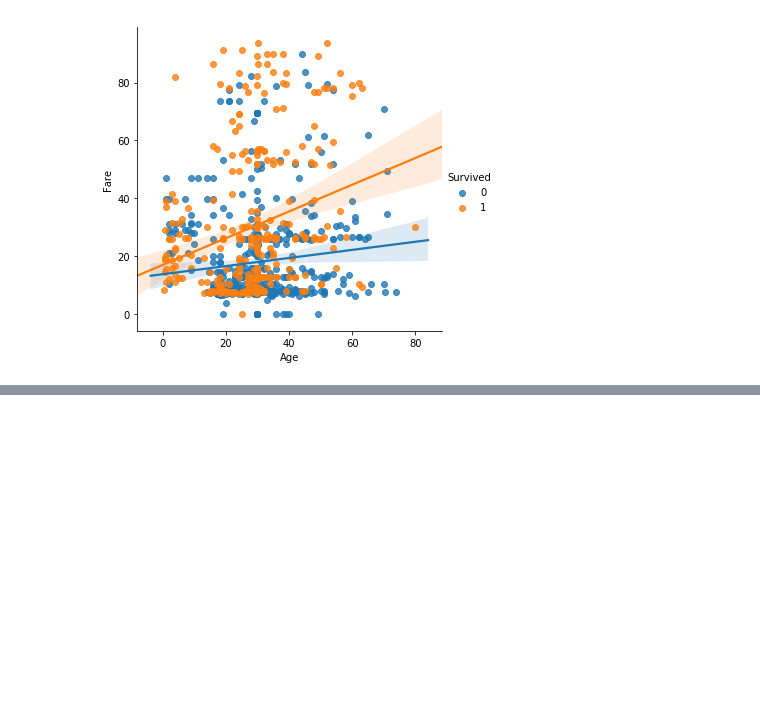
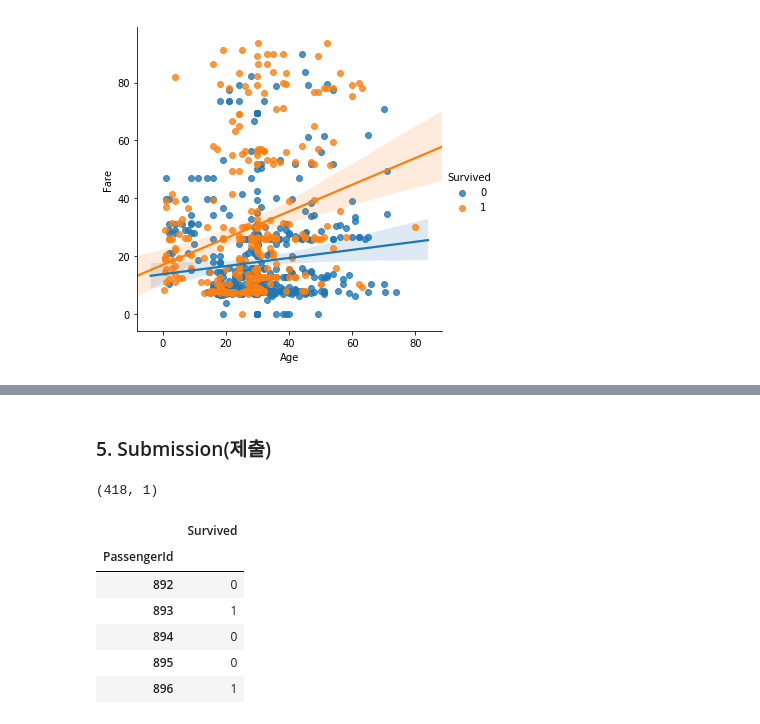
Before and after one commit to chanyeongYU/ML-multicampus, a Jupyter notebook: titanic.ipynb, the cells around one changed output, grey strips where cells are left out. Cells and saved outputs as stored; diff of their text form; code cells hidden in the pictures; blank space fills up the shorter version.

Commit message:
First submit to kaggle

```diff
--- a/titanic.ipynb
+++ b/titanic.ipynb
@@ -329,0 +456,15 @@ sns.lmplot(data=low_fare, x="Age", y="Fare", hue="Survived")
+# %% [markdown]
+### 5. Submission(제출)
+# %%
+submit = pd.read_csv("data/titanic/gender_submission.csv", index_col="PassengerId")
+print(submit.shape)
+submit.head()
+# %% [output]
+(418, 1)
+|  | Survived |
+| PassengerId |  |
+| 892 | 0 |
+| 893 | 1 |
+| 894 | 0 |
+| 895 | 0 |
+| 896 | 1 |
```
Also changed, not shown: parts of 14 cells of this notebook, 3 other files.
